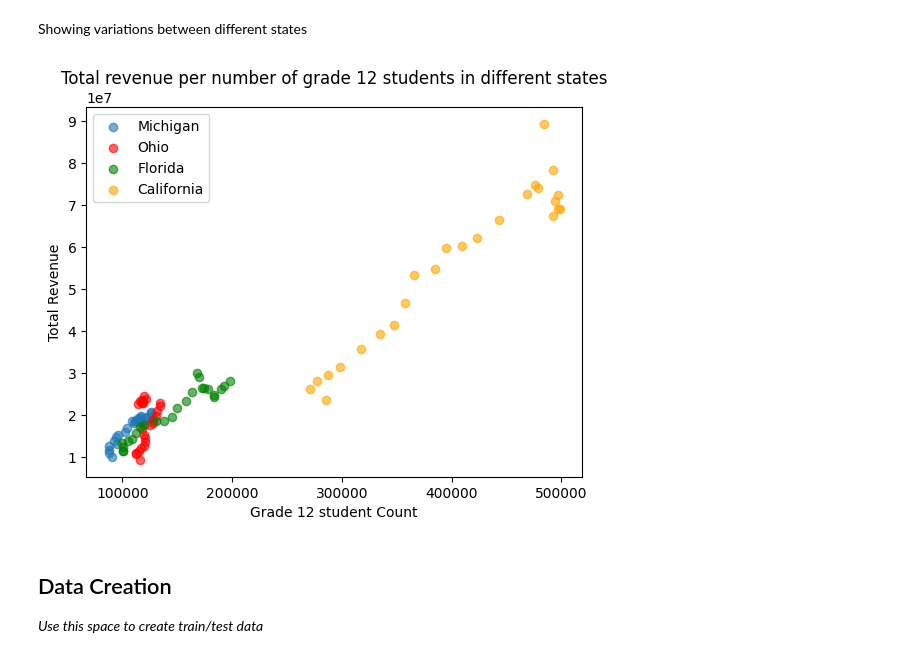
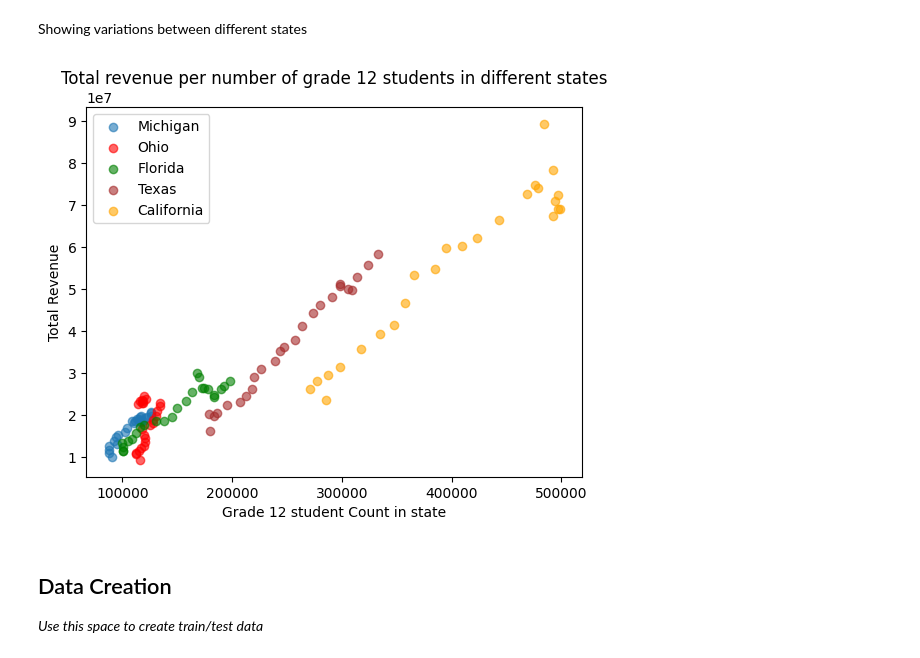
Before and after one commit to Davidch4r/MDST, a Jupyter notebook: tutorial1/checkpoint1.ipynb, the cells around one changed output. Saved outputs shown, nothing was run; the diff lists cells and outputs as text; code cells hidden in the pictures.

```diff
--- a/tutorial1/checkpoint1.ipynb
+++ b/tutorial1/checkpoint1.ipynb
@@ -142,19 +155,21 @@ Showing variations between different states
 # %%
 michigan_data = data[data["STATE"] == "MICHIGAN"]
 ohio_data = data[data["STATE"] == "OHIO"]
 florida_data = data[data["STATE"] == "FLORIDA"]
+texas_data = data[data["STATE"] == "TEXAS"]
 california_data = data[data["STATE"] == "CALIFORNIA"]
 plt.scatter(michigan_data["GRADES_12_G"], michigan_data["TOTAL_REVENUE"], alpha=0.6, label='Michigan')
 plt.scatter(ohio_data["GRADES_12_G"], ohio_data["TOTAL_REVENUE"], alpha=0.6, label='Ohio', color='red')
 plt.scatter(florida_data["GRADES_12_G"], florida_data["TOTAL_REVENUE"], alpha=0.6, label='Florida', color='green')
+plt.scatter(texas_data["GRADES_12_G"], texas_data["TOTAL_REVENUE"], alpha=0.6, label='Texas', color='brown')
 plt.scatter(california_data["GRADES_12_G"], california_data["TOTAL_REVENUE"], alpha=0.6, label='California', color='orange')
 plt.title("Total revenue per number of grade 12 students in different states")
-plt.xlabel("Grade 12 student Count")
+plt.xlabel("Grade 12 student Count in state")
 plt.ylabel("Total Revenue")
 plt.legend()
 plt.show()
 # %% [output]
-[figure, old version]
+[figure, new version]
 # %% [markdown]
 <h2> Data Creation </h2>
 
```
Also changed, not shown: parts of 17 cells of this notebook, 3 other files.
